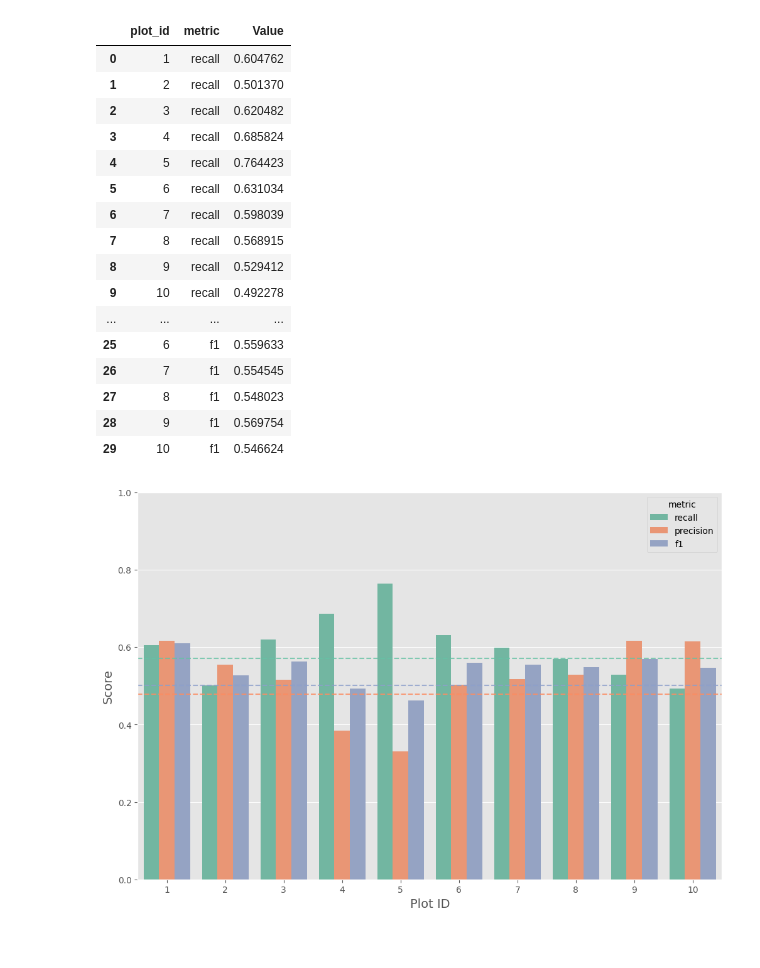
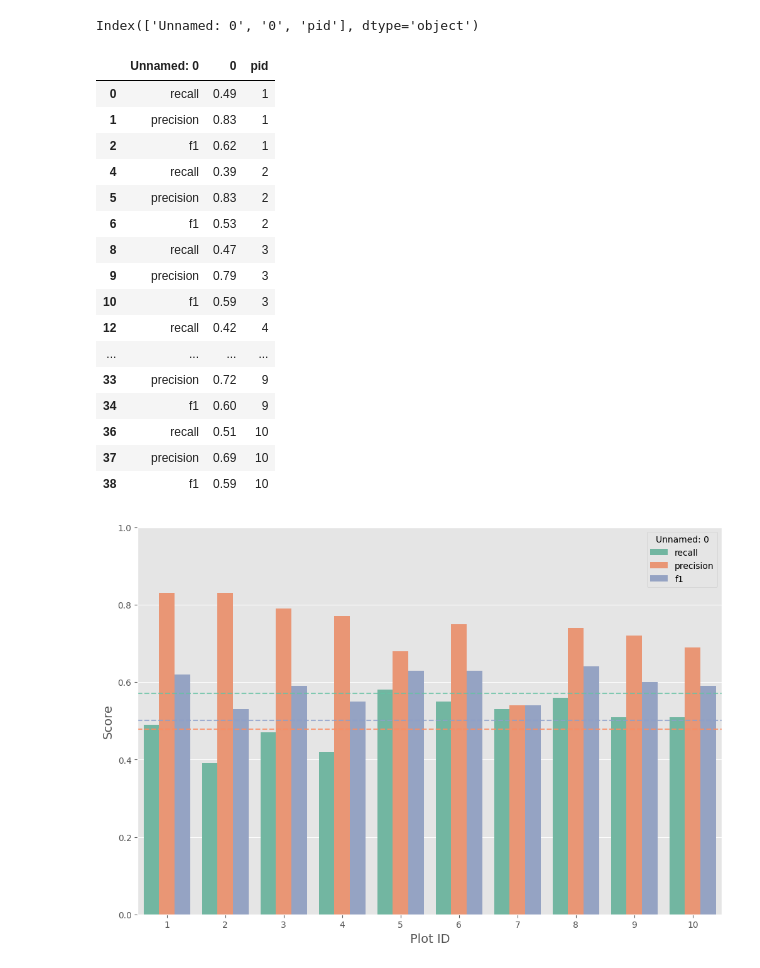
Before and after one commit to rafammi/tree_detection, a Jupyter notebook: scripts/results_viz.ipynb, the cells around one changed output. Drawn from its saved outputs; the diff is of its cells as text; code cells hidden in the pictures.

Commit message:
official output.csv and viz

```diff
--- a/scripts/results_viz.ipynb
+++ b/scripts/results_viz.ipynb
@@ -4,7 +4,7 @@ import matplotlib.pyplot as plt
 import seaborn as sns
 plt.style.use("ggplot")
 # %%
-results = pd.read_csv("/home/rafael/Projetos/tree_detection/results.csv")
+results = pd.read_csv("/home/rafael/Projetos/tree_detection/output_adaptive.csv")
 # %%
 results = results[:-1]
 # %%
@@ -24,35 +30,41 @@ results
+# %%
+results.columns
+# %% [output]
+Index(['Unnamed: 0', '0', 'pid'], dtype='object')
+# %%
+melted = results.loc[results['Unnamed: 0'] != "avg_dist"]
 # %%
-melted = results.melt(id_vars="plot_id", value_vars=["recall",
-"precision","f1"], var_name = "metric", value_name = "Value")
+#melted = results.melt(id_vars="pid", value_vars=["recall",
+#"precision","f1"], var_name = "metric", value_name = "Value")
 # %%
 melted
 # %% [output]
-|  | plot_id | metric | Value |
-| 0 | 1 | recall | 0.604762 |
-| 1 | 2 | recall | 0.501370 |
-| 2 | 3 | recall | 0.620482 |
-| 3 | 4 | recall | 0.685824 |
-| 4 | 5 | recall | 0.764423 |
-| 5 | 6 | recall | 0.631034 |
-| 6 | 7 | recall | 0.598039 |
-| 7 | 8 | recall | 0.568915 |
-| 8 | 9 | recall | 0.529412 |
-| 9 | 10 | recall | 0.492278 |
+|  | Unnamed: 0 | 0 | pid |
+| 0 | recall | 0.49 | 1 |
+| 1 | precision | 0.83 | 1 |
+| 2 | f1 | 0.62 | 1 |
+| 4 | recall | 0.39 | 2 |
+| 5 | precision | 0.83 | 2 |
+| 6 | f1 | 0.53 | 2 |
+| 8 | recall | 0.47 | 3 |
+| 9 | precision | 0.79 | 3 |
+| 10 | f1 | 0.59 | 3 |
+| 12 | recall | 0.42 | 4 |
 | ... | ... | ... | ... |
-| 25 | 6 | f1 | 0.559633 |
-| 26 | 7 | f1 | 0.554545 |
-| 27 | 8 | f1 | 0.548023 |
-| 28 | 9 | f1 | 0.569754 |
-| 29 | 10 | f1 | 0.546624 |
+| 33 | precision | 0.72 | 9 |
+| 34 | f1 | 0.60 | 9 |
+| 36 | recall | 0.51 | 10 |
+| 37 | precision | 0.69 | 10 |
+| 38 | f1 | 0.59 | 10 |
 # %%
 plt.figure(figsize=(12,8))
-sns.barplot(x='plot_id', y='Value', hue='metric', data=melted, palette='Set2')
+sns.barplot(x='pid', y='0', hue='Unnamed: 0', data=melted, palette='Set2')
 plt.axhline(y = 0.571, color="#66c2a5", linestyle = "dashed", alpha = 0.8)
 plt.axhline(y = 0.478, color="#fc8d62", linestyle = "dashed", alpha = 0.8)
 plt.axhline(y = 0.501, color="#8da0cb", linestyle = "dashed", alpha = 0.8)
 plt.ylabel('Score', fontsize=14)
 plt.xlabel('Plot ID', fontsize=14)
 plt.ylim(0, 1.0)
 plt.savefig("results.png", dpi = 300)
 # %% [output]
-[figure, old version]
+[figure, new version]
```
Also changed, not shown: parts of 1 cell of this notebook, 1 other file.
